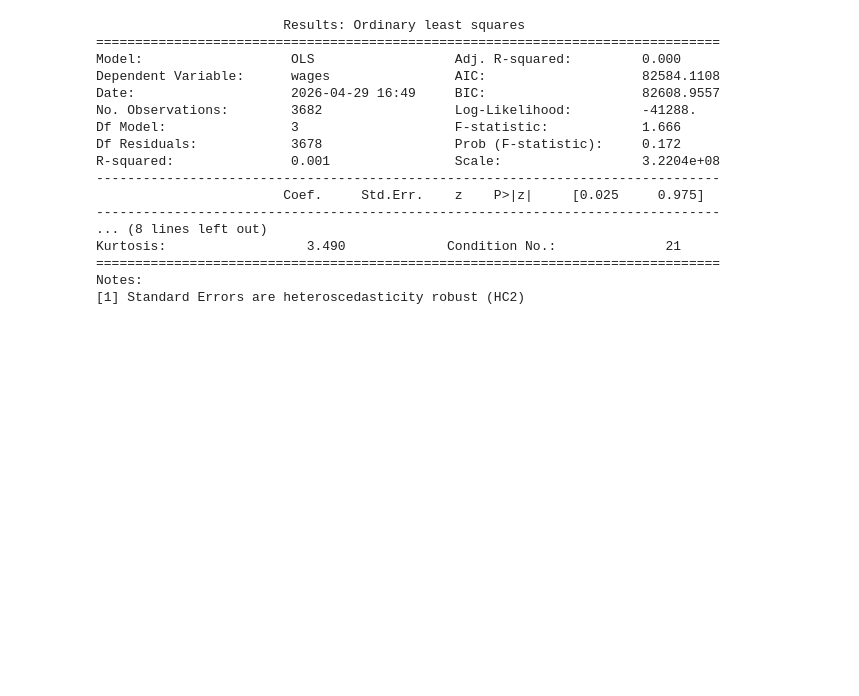
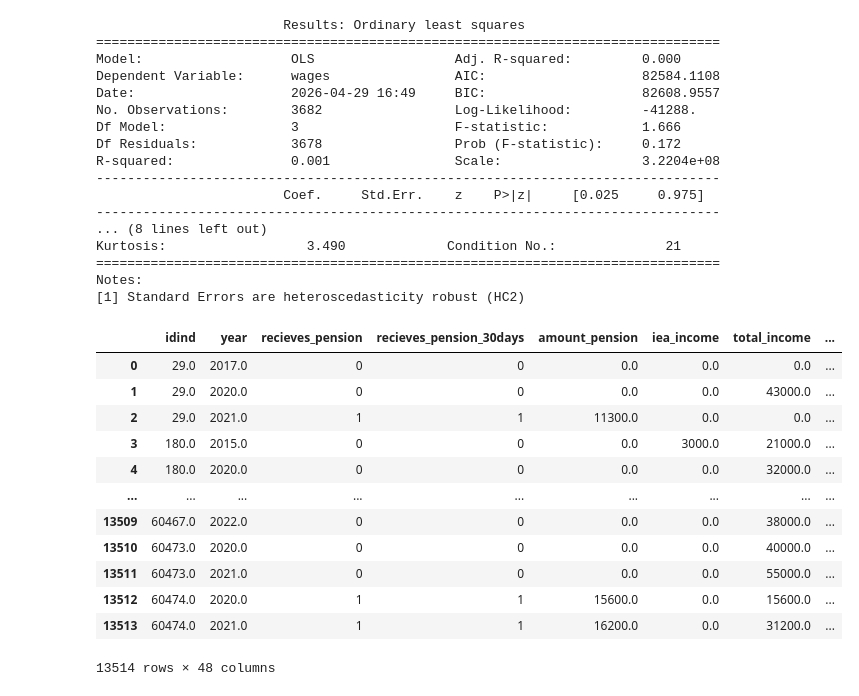
Before and after one commit to DmitriMt/master_thesis, a Jupyter notebook: notebooks/model_wages.ipynb, the cells around one changed output. Cells and saved outputs as stored; diff of their text form; code cells hidden in the pictures; blank space fills up the shorter version.

```diff
--- a/notebooks/model_wages.ipynb
+++ b/notebooks/model_wages.ipynb
@@ -882,3 +900,20 @@ Kurtosis:                  3.490             Condition No.:              21
 ================================================================================
 Notes:
 [1] Standard Errors are heteroscedasticity robust (HC2)
+# %%
+panel_psm = pd.read_parquet('../data/wages_working_data_psm_full.parquet')#.set_index(['idind', 'year'])
+panel_psm
+# %% [output]
+|  | idind | year | recieves_pension | recieves_pension_30days | amount_pension | iea_income | total_income | ... |
+| 0 | 29.0 | 2017.0 | 0 | 0 | 0.0 | 0.0 | 0.0 | ... |
+| 1 | 29.0 | 2020.0 | 0 | 0 | 0.0 | 0.0 | 43000.0 | ... |
+| 2 | 29.0 | 2021.0 | 1 | 1 | 11300.0 | 0.0 | 0.0 | ... |
+| 3 | 180.0 | 2015.0 | 0 | 0 | 0.0 | 3000.0 | 21000.0 | ... |
+| 4 | 180.0 | 2020.0 | 0 | 0 | 0.0 | 0.0 | 32000.0 | ... |
+| ... | ... | ... | ... | ... | ... | ... | ... | ... |
+| 13509 | 60467.0 | 2022.0 | 0 | 0 | 0.0 | 0.0 | 38000.0 | ... |
+| 13510 | 60473.0 | 2020.0 | 0 | 0 | 0.0 | 0.0 | 40000.0 | ... |
+| 13511 | 60473.0 | 2021.0 | 0 | 0 | 0.0 | 0.0 | 55000.0 | ... |
+| 13512 | 60474.0 | 2020.0 | 1 | 1 | 15600.0 | 0.0 | 15600.0 | ... |
+| 13513 | 60474.0 | 2021.0 | 1 | 1 | 16200.0 | 0.0 | 31200.0 | ... |
+13514 rows × 48 columns
```
Also changed, not shown: parts of 7 cells of this notebook, 12 other files.
